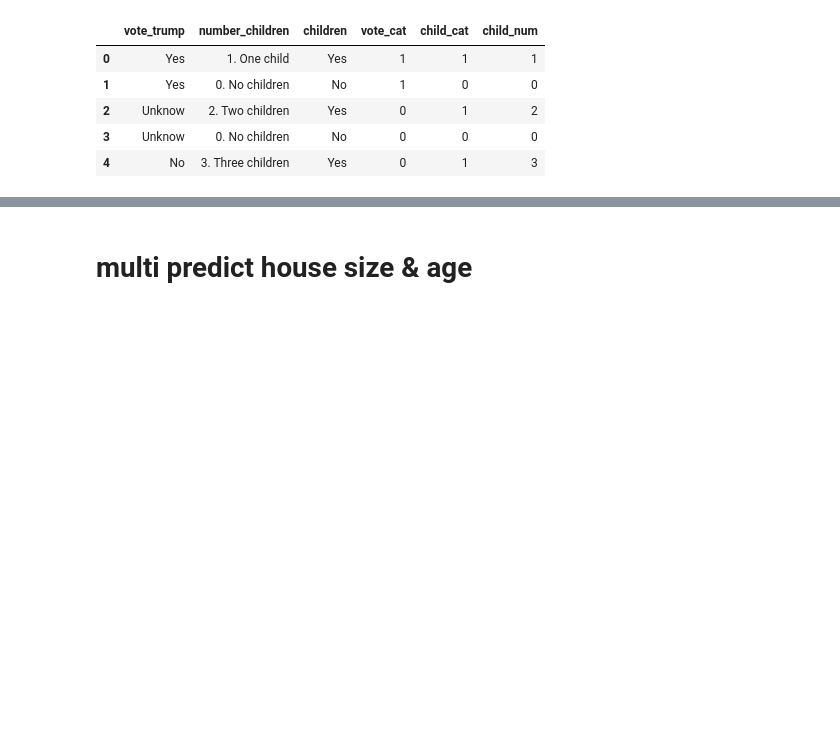
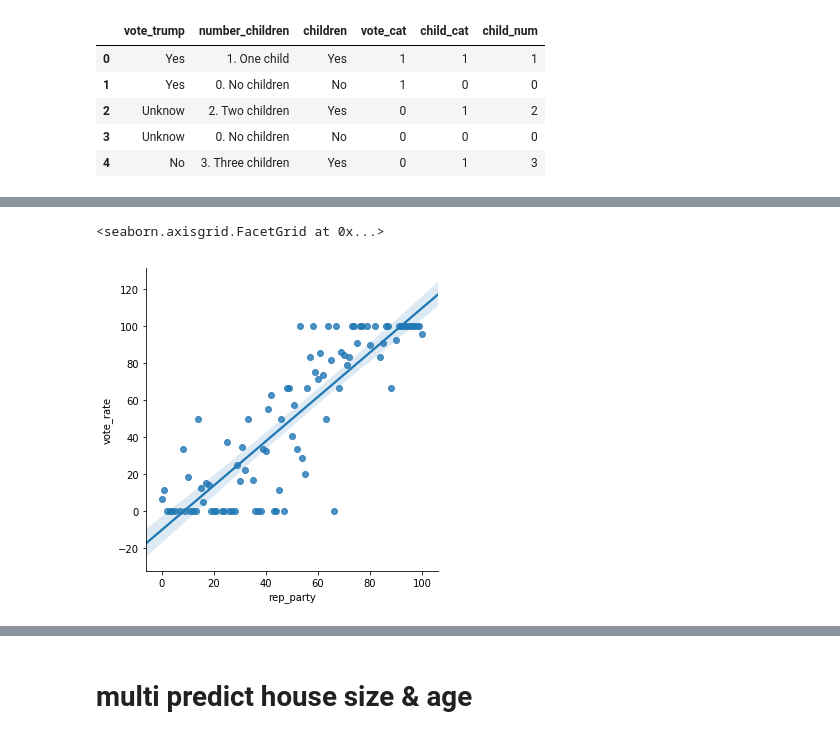
Before and after one commit to wangdianyh/trump-4703, a Jupyter notebook: Trump.ipynb, the cells around one changed output, grey strips where cells are left out. Saved outputs shown, nothing was run; the diff lists cells and outputs as text; code cells hidden in the pictures; blank space fills up the shorter version.

```diff
--- a/Trump.ipynb
+++ b/Trump.ipynb
@@ -312,0 +401,14 @@ Warnings:
+# %%
+rep_party = rep_data.groupby('rep_party').count().reset_index()
+# %%
+rep_vote = rep_data.loc[rep_data.vote_trump == 'Yes'].groupby('rep_party').count().reset_index()
+# %%
+rep_party_rate = rep_party.merge(rep_vote, on='rep_party', how='left')
+# %%
+rep_party_rate = rep_party_rate.rename(columns={'vote_trump_x': 'rep', 'vote_trump_y': 'vote'})
+rep_party_rate['vote_rate'] = np.round((rep_party_rate.vote / rep_party_rate.rep)*100, 2)
+# %%
+sns.lmplot(x='rep_party', y='vote_rate', data=rep_party_rate, fit_reg=True)
+# %% [output]
+<seaborn.axisgrid.FacetGrid at 0x...>
+[figure, added]
```
Also changed, not shown: parts of 42 cells of this notebook.
